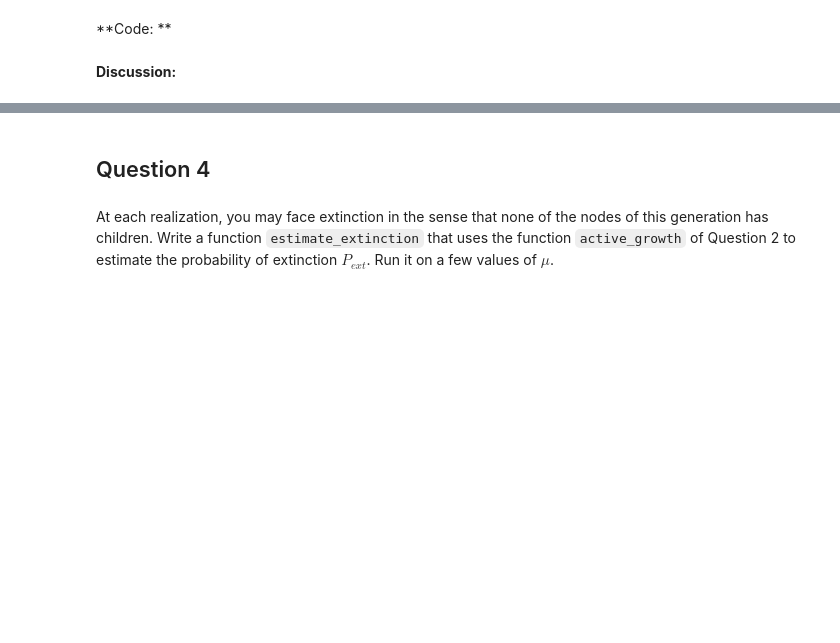
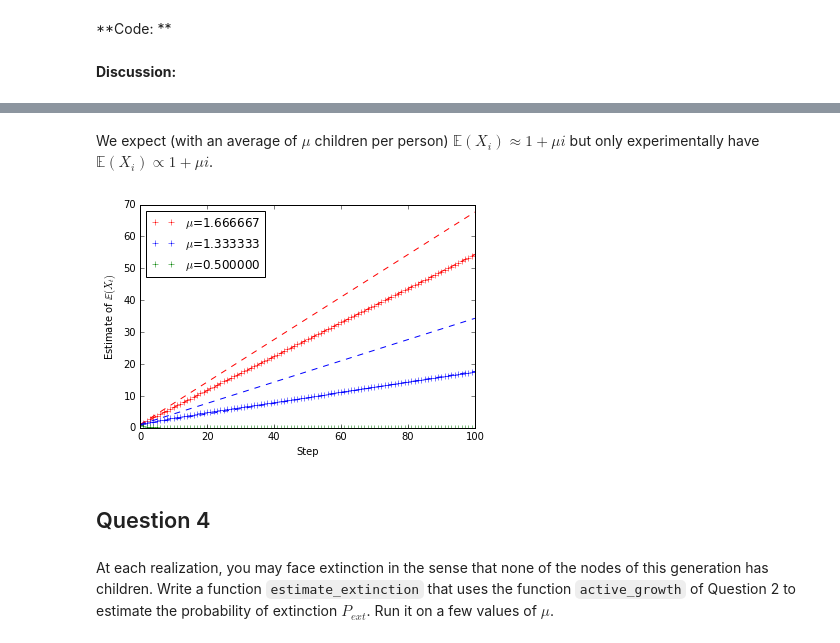
Before and after one commit to w2ak/INF674, a Jupyter notebook: 01-Galton-Watson-TP.ipynb, the cells around one changed output, grey strips where cells are left out. Cells and saved outputs as stored; diff of their text form; code cells hidden in the pictures; blank space fills up the shorter version.

```diff
--- a/01-Galton-Watson-TP.ipynb
+++ b/01-Galton-Watson-TP.ipynb
@@ -167,3 +163,25 @@ show()
+# %% [markdown]
+We expect (with an average of $\mu$ children per person) $\mathbb{E}(X_i)\approx 1+\mu i$ but only experimentally have $\mathbb{E}(X_i)\propto1+\mu i$.
+# %%
+tmax = 100
+
+figure()
+μ=5/3
+plot(arange(tmax+1), estimate_active(μ, tmax), 'r+', label='$\mu$={:f}'.format(μ))
+plot(arange(tmax+1), 1 + (μ-1) * arange(tmax+1), 'r--')
+plot(arange(tmax+1), 1 + 0.8*(μ-1) * arange(tmax+1), 'r--') # facteur correctif expérimental
+μ=4/3
+plot(arange(tmax+1), estimate_active(μ, tmax), 'b+', label='$\mu$={:f}'.format(μ))
+plot(arange(tmax+1), 1 + (μ-1) * arange(tmax+1), 'b--')
+plot(arange(tmax+1), 1 + 0.5*(μ-1) * arange(tmax+1), 'b--') # facteur correctif expérimental
+μ=1/2
+plot(arange(tmax+1), estimate_active(μ, tmax), 'g+', label='$\mu$={:f}'.format(μ))
+xlabel('Step')
+ylabel('Estimate of $\mathbb{E}(X_t)$')
+legend(loc=2)
+show()
+# %% [output]
+[figure, added]
 # %% [markdown]
 ## Question 4
 # %% [markdown]
```
Also changed, not shown: parts of 26 cells of this notebook.
